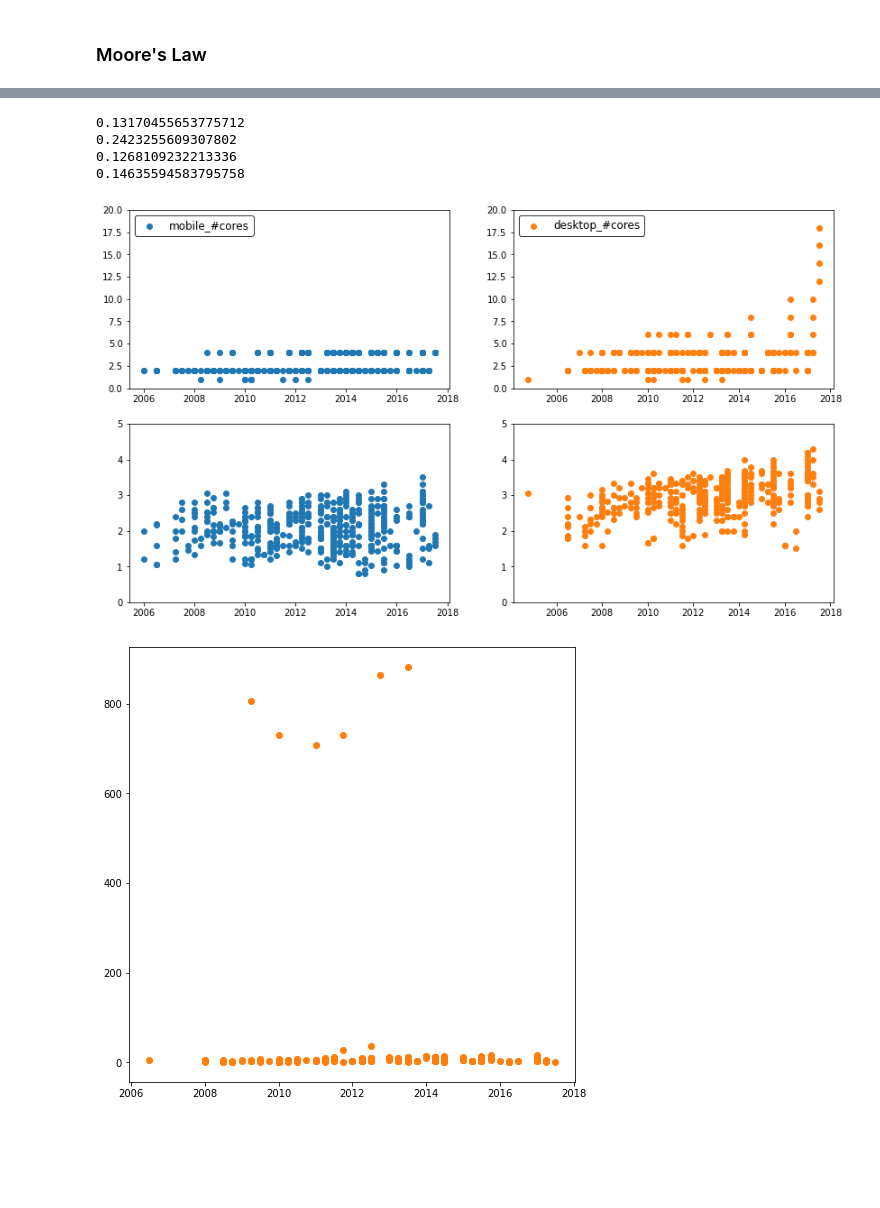
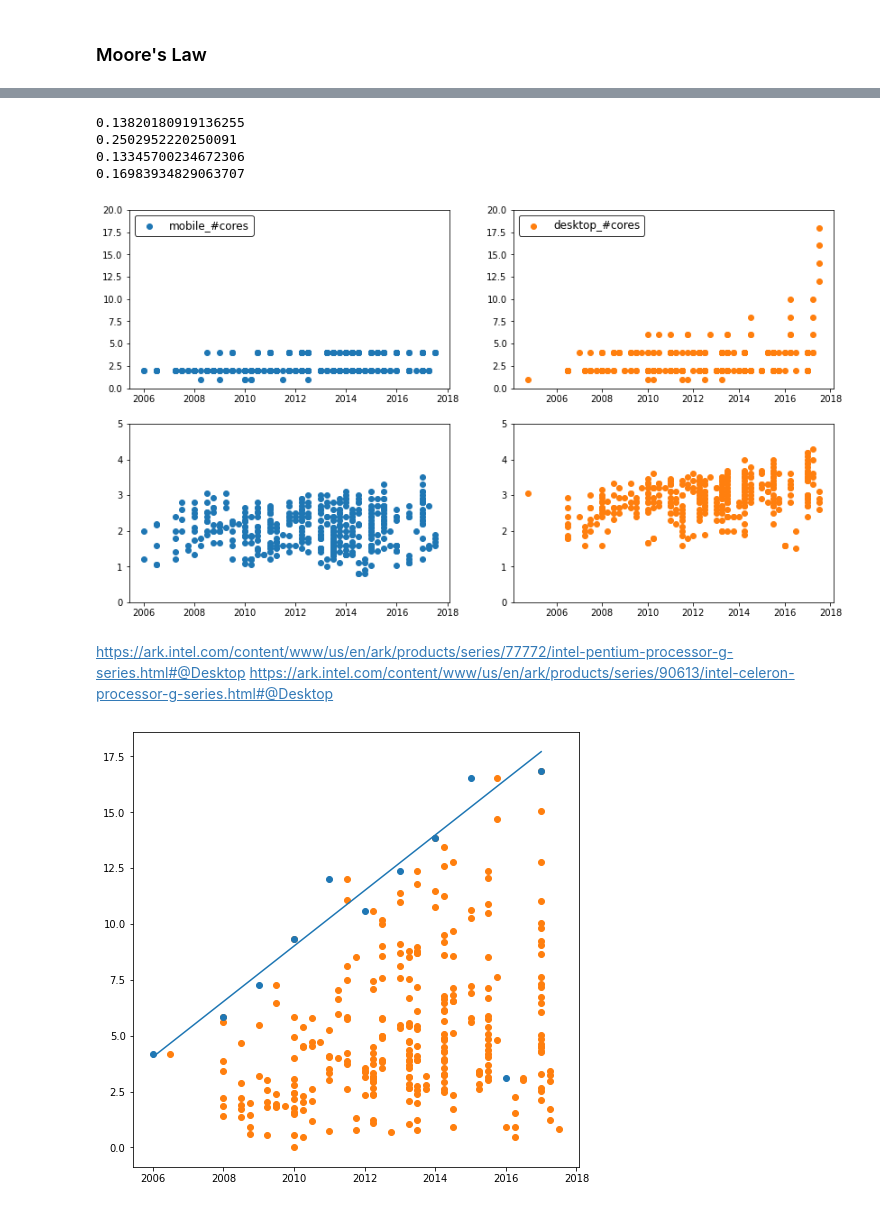
Before and after one commit to qiufengtiger/CPU_evolution_data_analysis, a Jupyter notebook: CPU_evolution_analysis.ipynb, the cells around one changed output, grey strips where cells are left out. Saved outputs shown, nothing was run; the diff lists cells and outputs as text; code cells hidden in the pictures; blank space fills up the shorter version.

```diff
--- a/CPU_evolution_analysis.ipynb
+++ b/CPU_evolution_analysis.ipynb
@@ -48,6 +49,15 @@ def search_freq_to_float(input_value):
     else:
         return float(result.group(1))
 
+def search_price_to_float(input_value):
+    if pd.isna(input_value):
+        return float('nan')
+    regex_price = re.compile('(\d*),?(\d+.?\d*)')
+    result = regex_price.search(input_value)
+    if result == None:
+        return float('nan')
+    return float(''.join([str(x) for x in result.groups()]))
+
 def launch_date_to_datetime(input_value):
     if pd.isna(input_value):
         return float('nan')
@@ -66,7 +81,7 @@ df = df[~(df.Processor_Number.apply(lambda x: x.isnumeric()))]
 df['Launch_Date'] = df['Launch_Date'].apply(lambda x: launch_date_to_datetime(x))
 search_string_to_float_columns = [
     'Lithography',
-    'Recommended_Customer_Price',
+#     'Recommended_Customer_Price',
     'nb_of_Cores',
     'nb_of_Threads',
     'TDP',
@@ -80,10 +95,10 @@ for column_name in search_string_to_float_columns:
     df[column_name] = df[column_name].apply(lambda x: search_string_to_float(x))
 for column_name in search_freq_to_float_columns:
     df[column_name] = df[column_name].apply(lambda x: search_freq_to_float(x))
-
+df['Recommended_Customer_Price'] = df['Recommended_Customer_Price'].apply(lambda x: search_price_to_float(x))
 df.reset_index(drop=True, inplace=True)
 
 print('Done')
-print(df.shape)
+# print(df['Recommended_Customer_Price'].values)
 # %% [output]
 Done
@@ -225,10 +251,10 @@ print(desktop_model_multi[1] * 365)
 print(mobile_model[1] * 365)
 print(mobile_model_multi[1] * 365)
 # %% [output]
-0.13170455653775712
-0.2423255609307802
-0.1268109232213336
-0.14635594583795758
+0.13820180919136255
+0.2502952220250091
+0.13345700234672306
+0.16983934829063707
 # %%
 plt.figure(figsize=(14,8))
 plt.subplot(2, 2, 1)
@@ -256,26 +282,54 @@ plt.ylim((0, 5))
 
 plt.show()
 # %% [output]
-[figure, old version]
+[figure, new version]
+# %% [markdown]
+https://ark.intel.com/content/www/us/en/ark/products/series/77772/intel-pentium-processor-g-series.html#@Desktop
+https://ark.intel.com/content/www/us/en/ark/products/series/90613/intel-celeron-processor-g-series.html#@Desktop
 # %%
+def linear(x, a, b):
+    return a * x + b
+
 df_with_score_price = df_with_score.dropna(subset=['Recommended_Customer_Price'])
 df_desktop = df_with_score_price[df_with_score_price.Vertical_Segment == 'Desktop']
 df_mobile = df_with_score_price[df_with_score_price.Vertical_Segment == 'Mobile']
 
-# print(df_desktop.dtypes)
-
 mobile_launch_time = pd.to_datetime(df_mobile['Launch_Date'], unit='D')
 desktop_launch_time = pd.to_datetime(df_desktop['Launch_Date'], unit='D')
 
-# print(type(df_desktop.Geekbench_Single))
 df_desktop_perf_per_dollar = pd.DataFrame()
 df_desktop_perf_per_dollar['Single_Perf_Per_Dollar'] = df_desktop.apply(lambda x: x.Geekbench_Single / x.Recommended_Customer_Price, axis=1)
 df_desktop_perf_per_dollar['Multi_Perf_Per_Dollar'] = df_desktop.apply(lambda x: x.Geekbench_Multi / x.Recommended_Customer_Price, axis=1)
 df_desktop = df_desktop.join(df_desktop_perf_per_dollar)
-# print(df_desktop.dtypes)
+
+
+launch_years = pd.to_datetime(df_desktop['Launch_Date'], unit='D').apply(lambda x: x.year).values
+launch_years = list(set(launch_years))
+launch_years.sort()
+
+max_all_years = []
+for launch_year in launch_years:
+    df_per_year = df_desktop[pd.to_datetime(df_desktop['Launch_Date'], unit='D').apply(lambda x: x.year).values == launch_year]
+    max_per_year = df_per_year['Single_Perf_Per_Dollar'].max()
+    max_all_years.append(max_per_year)
+launch_years = [pd.to_datetime(x, format='%Y') for x in launch_years]
+launch_years = [x.to_datetime64().astype('datetime64[D]').astype(float) for x in launch_years]
+
+desktop_model, _ = sp.optimize.curve_fit(f=linear, xdata=launch_years, ydata=max_all_years, p0=[0, 0])
+
+
+x_fit = np.linspace(13000, 18000, 100)
+launch_years = np.asarray(launch_years)
+
 
 plt.figure(figsize=(8,8))
-plt.scatter(desktop_launch_time, df_desktop['Single_Perf_Per_Dollar'].values, label='desktop_#cores', c='tab:orange')
+plt.scatter(desktop_launch_time, df_desktop['Single_Perf_Per_Dollar'].values, c='tab:orange')
+plt.scatter(launch_years, max_all_years)
+# plt.plot(launch_years, linear(launch_years, desktop_model[0], desktop_model[1]), c='tab:orange')
+launch_years = np.delete(launch_years, -2)
+max_all_years = np.delete(max_all_years, -2)
+desktop_model, _ = sp.optimize.curve_fit(f=linear, xdata=launch_years, ydata=max_all_years, p0=[0, 0])
+plt.plot(launch_years, linear(launch_years, desktop_model[0], desktop_model[1]), c='tab:blue')
 plt.show()
 # %% [output]
-[figure, old version]
+[figure, new version]
```
Also changed, not shown: parts of 8 cells of this notebook, 2 other files.
